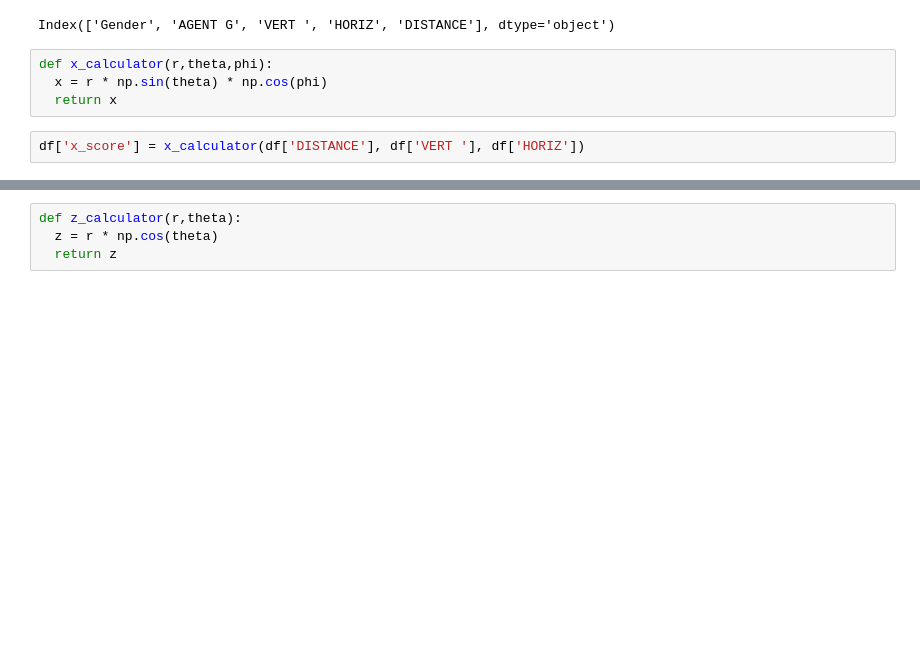
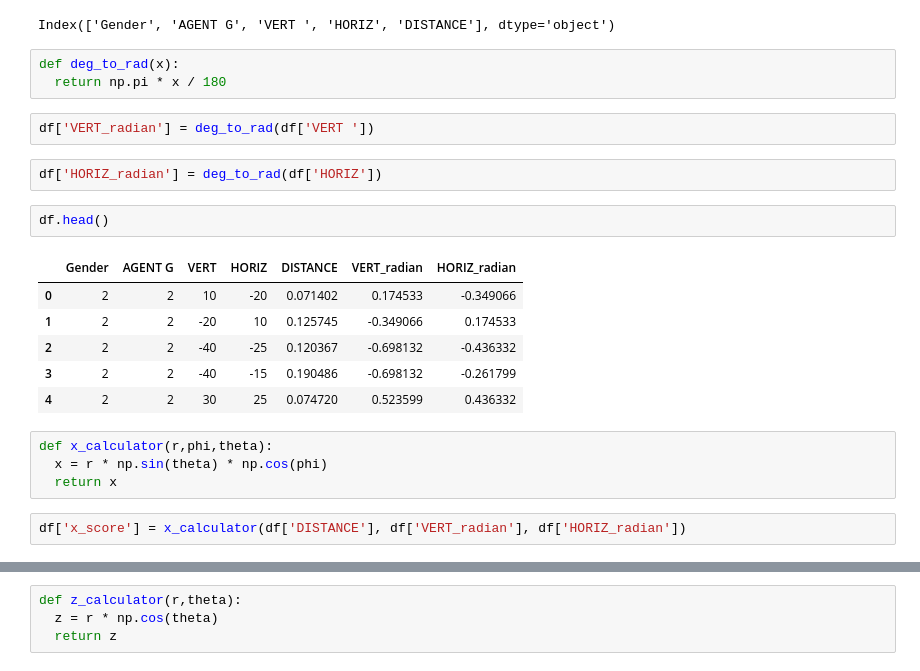
Before and after one commit to Danielaaron1994/Action-effect-learning-analysis, a Jupyter notebook: Untitled0.ipynb, the cells around one changed output, grey strips where cells are left out. Saved outputs shown, nothing was run; the diff lists cells and outputs as text; blank space fills up the shorter version.

```diff
--- a/Untitled0.ipynb
+++ b/Untitled0.ipynb
@@ -17,9 +17,25 @@ df = pd.read_csv(io.BytesIO(uploaded['final pretouch dataset - Copy.csv']))
 print(df.columns)
 # %% [output]
 Index(['Gender', 'AGENT G', 'VERT ', 'HORIZ', 'DISTANCE'], dtype='object')
+# %%
+def deg_to_rad(x):
+  return np.pi * x / 180
+# %%
+df['VERT_radian'] = deg_to_rad(df['VERT '])
+# %%
+df['HORIZ_radian'] = deg_to_rad(df['HORIZ'])
+# %%
+df.head()
+# %% [output]
+|  | Gender | AGENT G | VERT | HORIZ | DISTANCE | VERT_radian | HORIZ_radian |
+| 0 | 2 | 2 | 10 | -20 | 0.071402 | 0.174533 | -0.349066 |
+| 1 | 2 | 2 | -20 | 10 | 0.125745 | -0.349066 | 0.174533 |
+| 2 | 2 | 2 | -40 | -25 | 0.120367 | -0.698132 | -0.436332 |
+| 3 | 2 | 2 | -40 | -15 | 0.190486 | -0.698132 | -0.261799 |
+| 4 | 2 | 2 | 30 | 25 | 0.074720 | 0.523599 | 0.436332 |
 # %%
-def x_calculator(r,theta,phi):
+def x_calculator(r,phi,theta):
   x = r * np.sin(theta) * np.cos(phi)
   return x
 # %%
-df['x_score'] = x_calculator(df['DISTANCE'], df['VERT '], df['HORIZ'])
+df['x_score'] = x_calculator(df['DISTANCE'], df['VERT_radian'], df['HORIZ_radian'])
```
Also changed, not shown: parts of 5 cells of this notebook.
